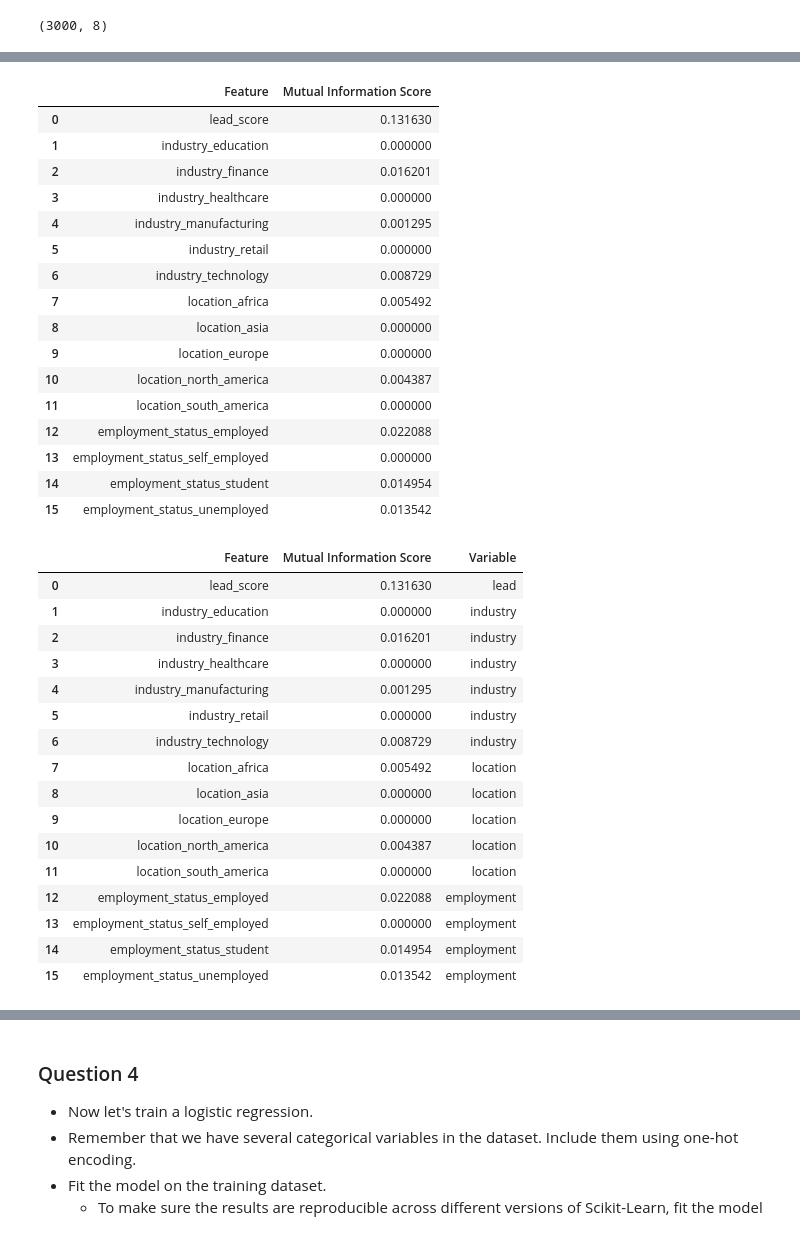
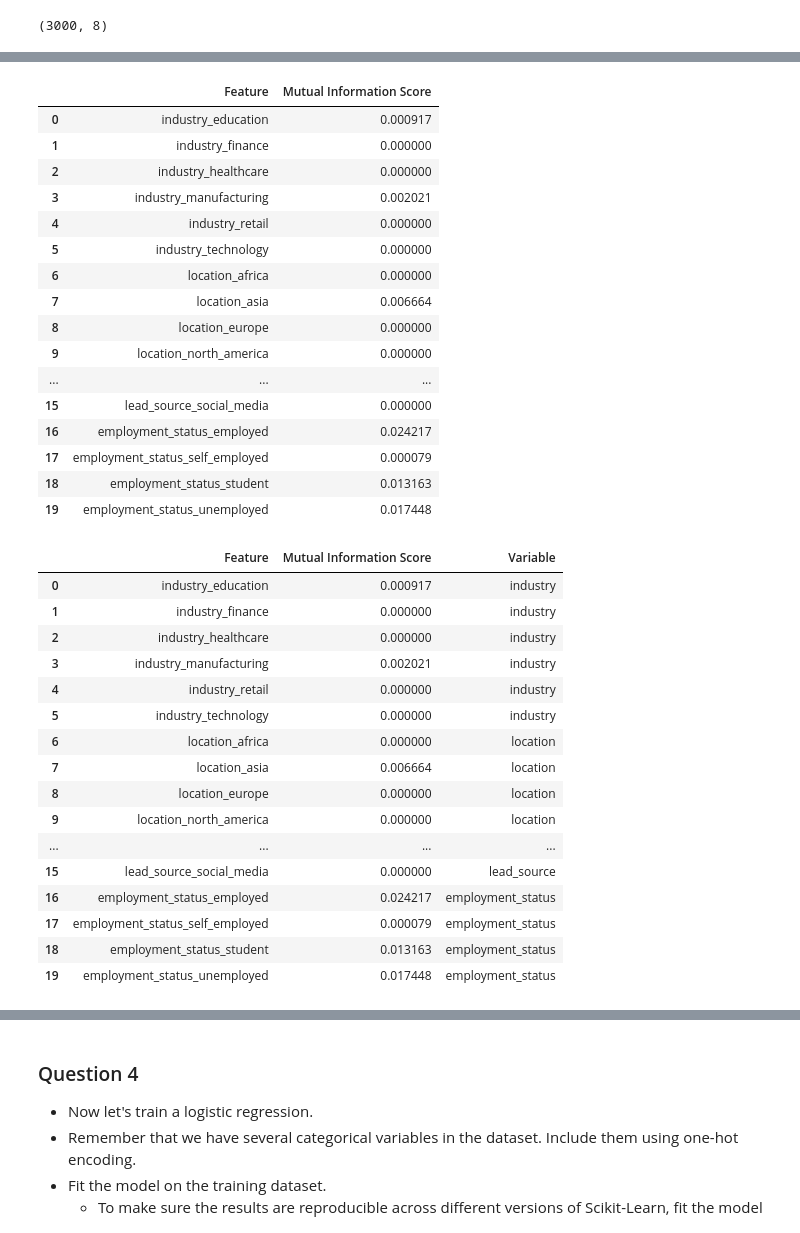
Before and after one commit to marcomathphysics/MLzoomcamp_2026_homeworks, a Jupyter notebook: H3_MLZ_2026.ipynb, the cells around one changed output, grey strips where cells are left out. Saved outputs shown, nothing was run; the diff lists cells and outputs as text; code cells hidden in the pictures.

```diff
--- a/H3_MLZ_2026.ipynb
+++ b/H3_MLZ_2026.ipynb
@@ -179,7 +183,7 @@ from sklearn.feature_selection import mutual_info_classif
 import pandas as pd
 
 # Select categorical features from the training set
-categorical_features = ['industry', 'location', 'lead_score', 'employment_status']
+categorical_features = ['industry', 'location', 'lead_source', 'employment_status']
 X_train_categorical = df_train[categorical_features]
 
 # One-hot encode categorical variables
@@ -212,44 +216,53 @@ mi_scores_df = pd.DataFrame({
 mi_scores_df
 # %% [output]
 |  | Feature | Mutual Information Score |
-| 0 | lead_score | 0.131630 |
-| 1 | industry_education | 0.000000 |
-| 2 | industry_finance | 0.016201 |
-| 3 | industry_healthcare | 0.000000 |
-| 4 | industry_manufacturing | 0.001295 |
-| 5 | industry_retail | 0.000000 |
-| 6 | industry_technology | 0.008729 |
-| 7 | location_africa | 0.005492 |
-| 8 | location_asia | 0.000000 |
-| 9 | location_europe | 0.000000 |
-| 10 | location_north_america | 0.004387 |
-| 11 | location_south_america | 0.000000 |
-| 12 | employment_status_employed | 0.022088 |
-| 13 | employment_status_self_employed | 0.000000 |
-| 14 | employment_status_student | 0.014954 |
-| 15 | employment_status_unemployed | 0.013542 |
+| 0 | industry_education | 0.000917 |
+| 1 | industry_finance | 0.000000 |
+| 2 | industry_healthcare | 0.000000 |
+| 3 | industry_manufacturing | 0.002021 |
+| 4 | industry_retail | 0.000000 |
+| 5 | industry_technology | 0.000000 |
+| 6 | location_africa | 0.000000 |
+| 7 | location_asia | 0.006664 |
+| 8 | location_europe | 0.000000 |
+| 9 | location_north_america | 0.000000 |
+| ... | ... | ... |
+| 15 | lead_source_social_media | 0.000000 |
+| 16 | employment_status_employed | 0.024217 |
+| 17 | employment_status_self_employed | 0.000079 |
+| 18 | employment_status_student | 0.013163 |
+| 19 | employment_status_unemployed | 0.017448 |
 # %%
 # Extract the original categorical variable names by splitting on the first underscore
-mi_scores_df['Variable'] = mi_scores_df['Feature'].str.split('_').str[0]
+#mi_scores_df['Variable'] = mi_scores_df['Feature'].str.split('_').str[0]
+
+categorical_features = ['industry', 'location', 'lead_source', 'employment_status']
+mi_scores_df['Variable'] = mi_scores_df['Feature'].apply(
+    lambda feature: next(
+        name for name in categorical_features
+        if feature.startswith(name + '_')
+    )
+)
+
 mi_scores_df
 # %% [output]
 |  | Feature | Mutual Information Score | Variable |
-| 0 | lead_score | 0.131630 | lead |
-| 1 | industry_education | 0.000000 | industry |
-| 2 | industry_finance | 0.016201 | industry |
-| 3 | industry_healthcare | 0.000000 | industry |
-| 4 | industry_manufacturing | 0.001295 | industry |
-| 5 | industry_retail | 0.000000 | industry |
-| 6 | industry_technology | 0.008729 | industry |
-| 7 | location_africa | 0.005492 | location |
-| 8 | location_asia | 0.000000 | location |
-| 9 | location_europe | 0.000000 | location |
-| 10 | location_north_america | 0.004387 | location |
-| 11 | location_south_america | 0.000000 | location |
-| 12 | employment_status_employed | 0.022088 | employment |
-| 13 | employment_status_self_employed | 0.000000 | employment |
-| 14 | employment_status_student | 0.014954 | employment |
-| 15 | employment_status_unemployed | 0.013542 | employment |
+| 0 | industry_education | 0.000917 | industry |
+| 1 | industry_finance | 0.000000 | industry |
+| 2 | industry_healthcare | 0.000000 | industry |
+| 3 | industry_manufacturing | 0.002021 | industry |
+| 4 | industry_retail | 0.000000 | industry |
+| 5 | industry_technology | 0.000000 | industry |
+| 6 | location_africa | 0.000000 | location |
+| 7 | location_asia | 0.006664 | location |
+| 8 | location_europe | 0.000000 | location |
+| 9 | location_north_america | 0.000000 | location |
+| ... | ... | ... | ... |
+| 15 | lead_source_social_media | 0.000000 | lead_source |
+| 16 | employment_status_employed | 0.024217 | employment_status |
+| 17 | employment_status_self_employed | 0.000079 | employment_status |
+| 18 | employment_status_student | 0.013163 | employment_status |
+| 19 | employment_status_unemployed | 0.017448 | employment_status |
 # %%
 # Group by the original categorical variables and sum their MI scores
 mi_scores_summed = mi_scores_df.groupby('Variable')['Mutual Information Score'].sum()
```
Also changed, not shown: parts of 12 cells of this notebook.
